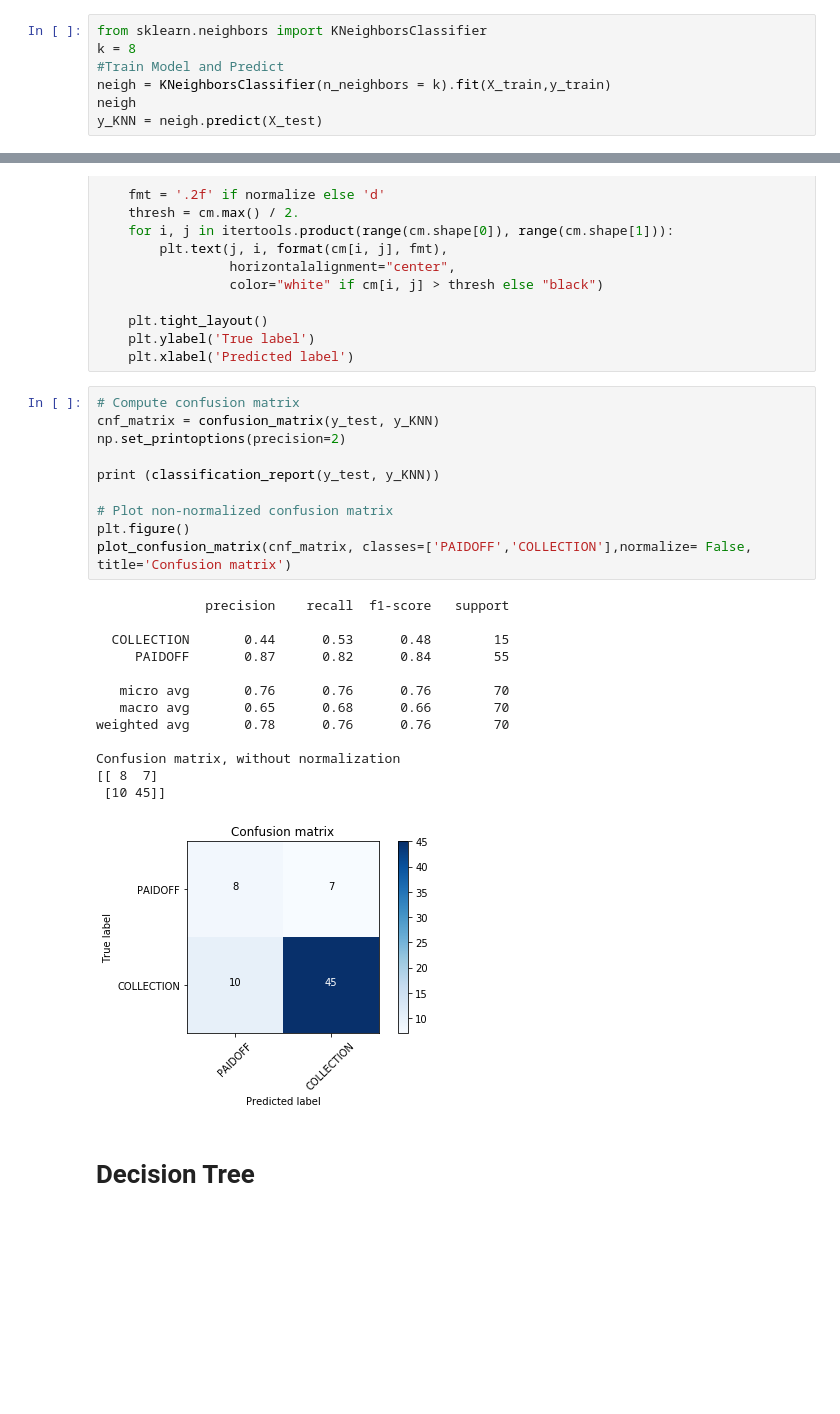
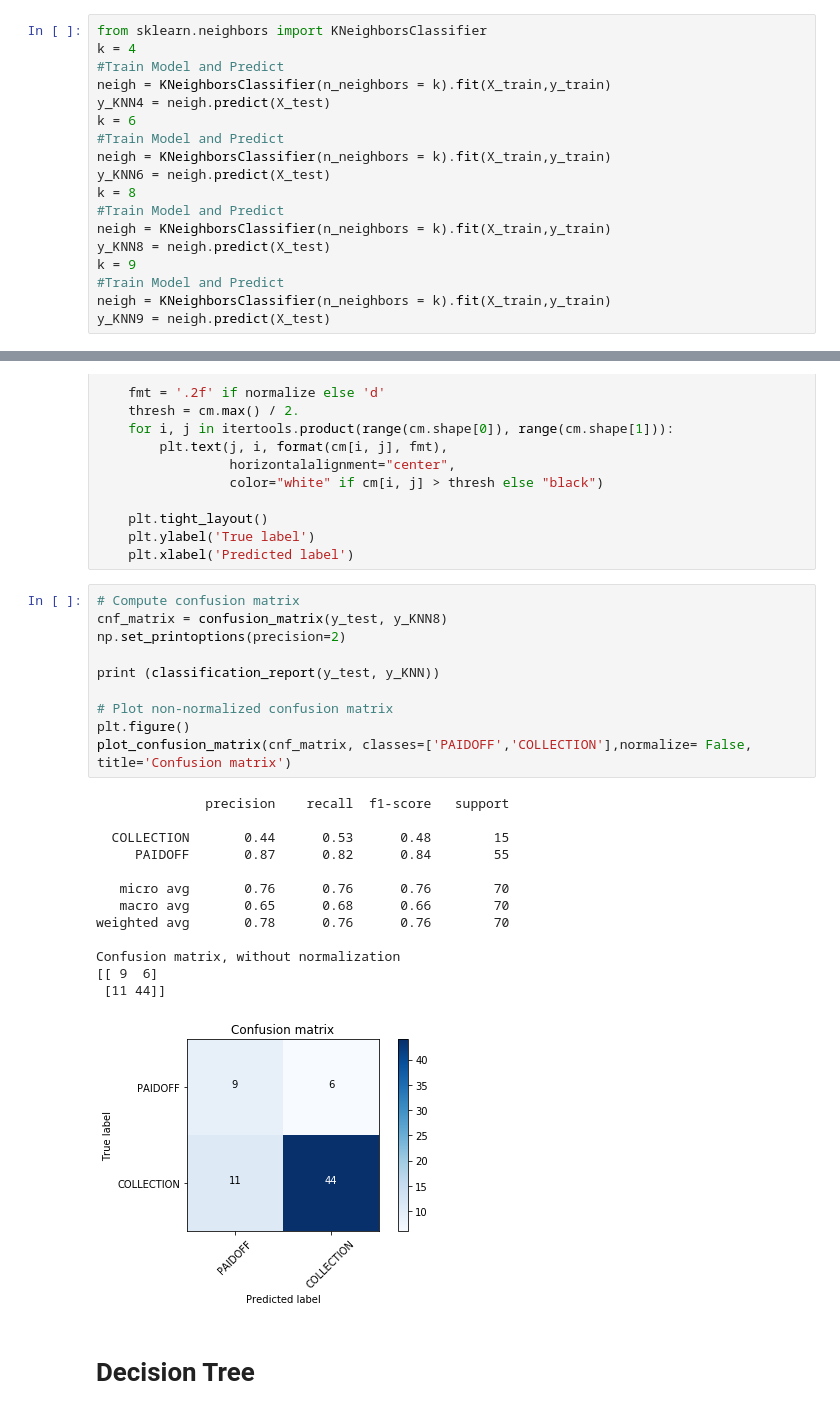
Before and after one commit to ptavakolian/Coursera_capstone_project, a Jupyter notebook: IBM Coursera Project.ipynb, the cells around one changed output, grey strips where cells are left out. Saved outputs shown, nothing was run; the diff lists cells and outputs as text; blank space fills up the shorter version.

```diff
--- a/IBM Coursera Project.ipynb
+++ b/IBM Coursera Project.ipynb
@@ -296,13 +303,24 @@ Test set: (70, 8) (70,)
 # K Nearest Neighbor(KNN)
 Notice: You should find the best k to build the model with the best accuracy.
 **warning:** You should not use the __loan_test.csv__ for finding the best k, however, you can split your train_loan.csv into train and test to find the best __k__.
-# %%
-from sklearn.neighbors import KNeighborsClassifier
-k = 8
-#Train Model and Predict
-neigh = KNeighborsClassifier(n_neighbors = k).fit(X_train,y_train)
-neigh
-y_KNN = neigh.predict(X_test)
+# %%
+from sklearn.neighbors import KNeighborsClassifier
+k = 4
+#Train Model and Predict
+neigh = KNeighborsClassifier(n_neighbors = k).fit(X_train,y_train)
+y_KNN4 = neigh.predict(X_test)
+k = 6
+#Train Model and Predict
+neigh = KNeighborsClassifier(n_neighbors = k).fit(X_train,y_train)
+y_KNN6 = neigh.predict(X_test)
+k = 8
+#Train Model and Predict
+neigh = KNeighborsClassifier(n_neighbors = k).fit(X_train,y_train)
+y_KNN8 = neigh.predict(X_test)
+k = 9
+#Train Model and Predict
+neigh = KNeighborsClassifier(n_neighbors = k).fit(X_train,y_train)
+y_KNN9 = neigh.predict(X_test)
 # %%
 from sklearn import metrics
 from sklearn.metrics import classification_report, confusion_matrix
@@ -352,27 +382,27 @@ def plot_confusion_matrix(cm, classes,
     plt.xlabel('Predicted label')
 # %%
 # Compute confusion matrix
-cnf_matrix = confusion_matrix(y_test, y_KNN)
+cnf_matrix = confusion_matrix(y_test, y_KNN8)
 np.set_printoptions(precision=2)
 
 print (classification_report(y_test, y_KNN))
 
 # Plot non-normalized confusion matrix
 plt.figure()
 plot_confusion_matrix(cnf_matrix, classes=['PAIDOFF','COLLECTION'],normalize= False,  title='Confusion matrix')
 # %% [output]
               precision    recall  f1-score   support
 
   COLLECTION       0.44      0.53      0.48        15
      PAIDOFF       0.87      0.82      0.84        55
 
    micro avg       0.76      0.76      0.76        70
    macro avg       0.65      0.68      0.66        70
 weighted avg       0.78      0.76      0.76        70
 
 Confusion matrix, without normalization
-[[ 8  7]
- [10 45]]
+[[ 9  6]
+ [11 44]]
-[figure, old version]
+[figure, new version]
 # %% [markdown]
 # Decision Tree
```
Also changed, not shown: parts of 20 cells of this notebook.
